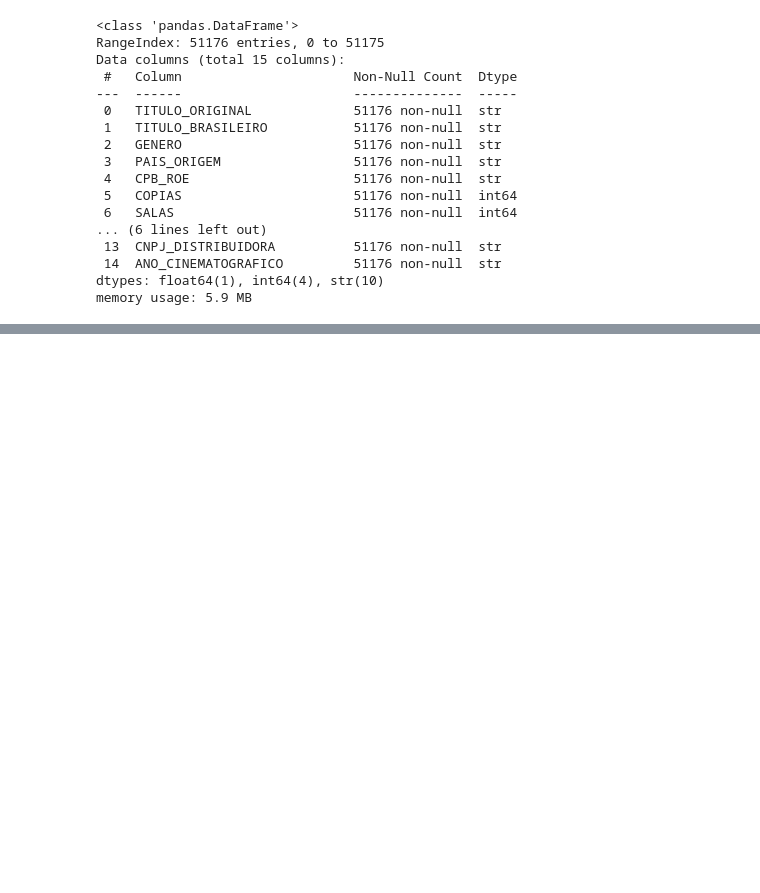
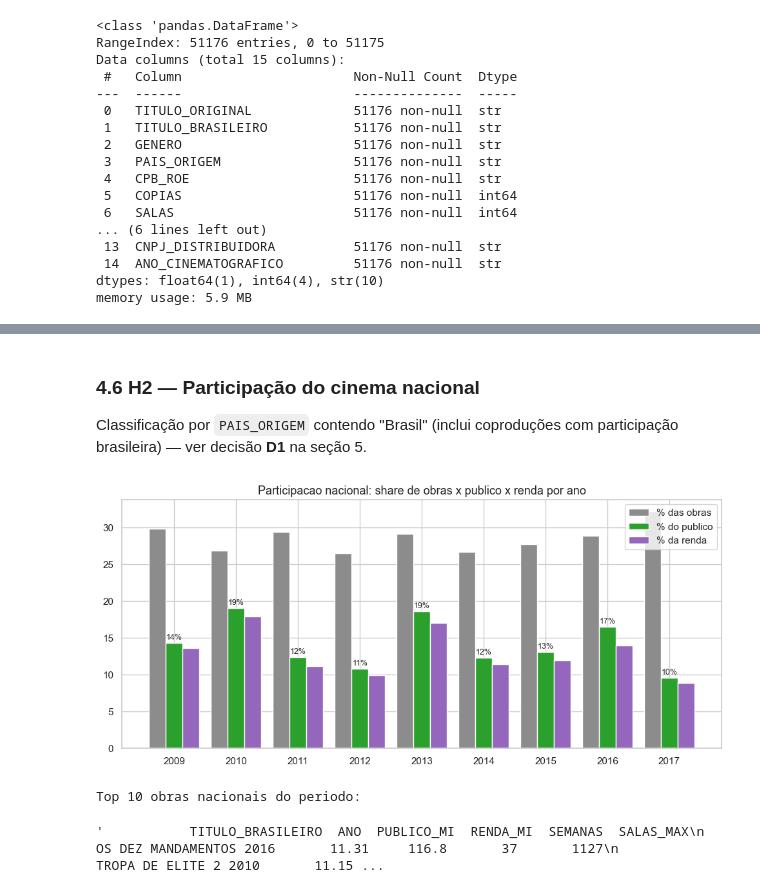
Before and after one commit to danielsiqueiradev/MVP_Analise_De_Dados_PUC-RJ, a Jupyter notebook: MVP_Bilheteria_Cinema_Brasileiro.ipynb, the cells around one changed output, grey strips where cells are left out. Cells and saved outputs as stored; diff of their text form; code cells hidden in the pictures; blank space fills up the shorter version.

```diff
--- a/MVP_Bilheteria_Cinema_Brasileiro.ipynb
+++ b/MVP_Bilheteria_Cinema_Brasileiro.ipynb
@@ -670,0 +371,47 @@ Entre 2009 e 2017, a bilheteria brasileira cresceu — mas cresceu **pelo preço
+# %% [markdown]
+### 4.6 H2 — Participação do cinema nacional
+
+Classificação por `PAIS_ORIGEM` contendo "Brasil" (inclui coproduções com participação brasileira) — ver decisão **D1** na seção 5.
+# %%
+df_raw["NACIONAL"] = (df_raw["PAIS_ORIGEM"].str.split(",")
+                      .apply(lambda ps: "Brasil" in [p.strip() for p in ps]))
+df_raw["ORIGEM"] = np.where(df_raw["NACIONAL"], "Nacional", "Estrangeira")
+
+nat = (df_raw.groupby(["ANO", "ORIGEM"])
+             .agg(PUBLICO=("PUBLICO", "sum"), RENDA=("RENDA", "sum"),
+                  OBRAS=("CPB_ROE", "nunique")).unstack())
+share_pub = nat["PUBLICO"]["Nacional"] / nat["PUBLICO"].sum(axis=1) * 100
+share_ren = nat["RENDA"]["Nacional"] / nat["RENDA"].sum(axis=1) * 100
+share_obr = nat["OBRAS"]["Nacional"] / nat["OBRAS"].sum(axis=1) * 100
+
+fig, ax = plt.subplots(figsize=(12, 5))
+x = np.arange(len(share_pub.index)); w = 0.27
+ax.bar(x - w, share_obr.values, w, label="% das obras", color="#8c8c8c")
+ax.bar(x,     share_pub.values, w, label="% do publico", color=COR_NAC)
+ax.bar(x + w, share_ren.values, w, label="% da renda", color="#9467bd")
+for i, v in enumerate(share_pub.values):
+    ax.annotate(f"{v:.0f}%", (i, v), textcoords="offset points", xytext=(0, 4),
+                ha="center", fontsize=9)
+ax.set_xticks(x, share_pub.index)
+ax.set_title("Participacao nacional: share de obras x publico x renda por ano")
+ax.legend()
+plt.show()
+# %% [output]
+[figure, added]
+# %%
+df_obras_top = (df_raw.groupby(["CPB_ROE", "TITULO_BRASILEIRO", "NACIONAL"])
+                      .agg(ANO=("ANO", "min"), PUBLICO=("PUBLICO", "sum"),
+                           RENDA=("RENDA", "sum"),
+                           SEMANAS=("DT_INICIO_EXIBICAO", "nunique"),
+                           SALAS_MAX=("SALAS", "max")).reset_index())
+
+print("Top 10 obras nacionais do periodo:")
+top_nat = (df_obras_top[df_obras_top["NACIONAL"]]
+           .nlargest(10, "PUBLICO")
+           .assign(PUBLICO_MI=lambda t: (t["PUBLICO"] / 1e6).round(2),
+                   RENDA_MI=lambda t: (t["RENDA"] / 1e6).round(1)))
+top_nat[["TITULO_BRASILEIRO", "ANO", "PUBLICO_MI", "RENDA_MI",
+         "SEMANAS", "SALAS_MAX"]].to_string(index=False)
+# %% [output]
+Top 10 obras nacionais do periodo:
+'           TITULO_BRASILEIRO  ANO  PUBLICO_MI  RENDA_MI  SEMANAS  SALAS_MAX\n          OS DEZ MANDAMENTOS 2016       11.31     116.8       37       1127\n            TROPA DE ELITE 2 2010       11.15 ...
```
Also changed, not shown: parts of 95 cells of this notebook, 1 other file.
